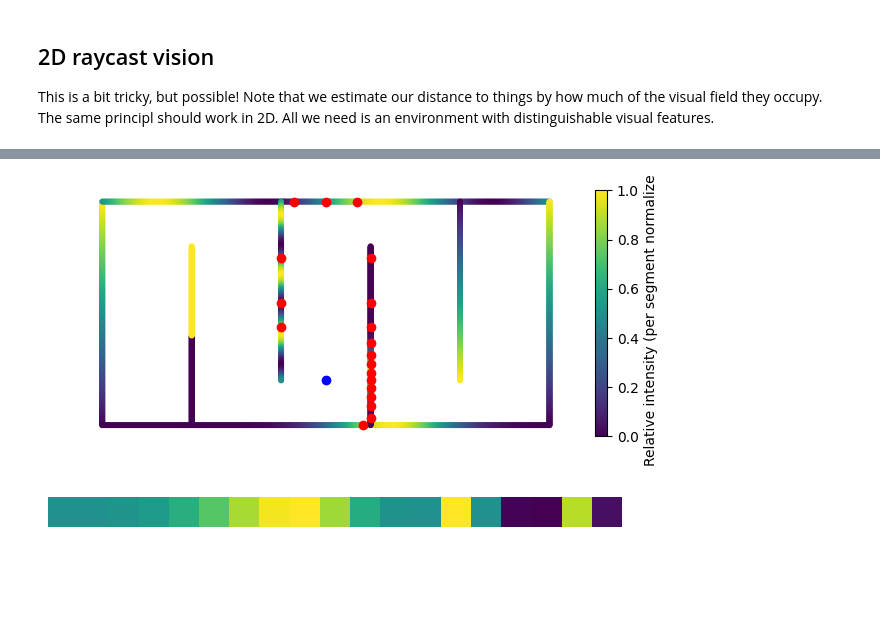
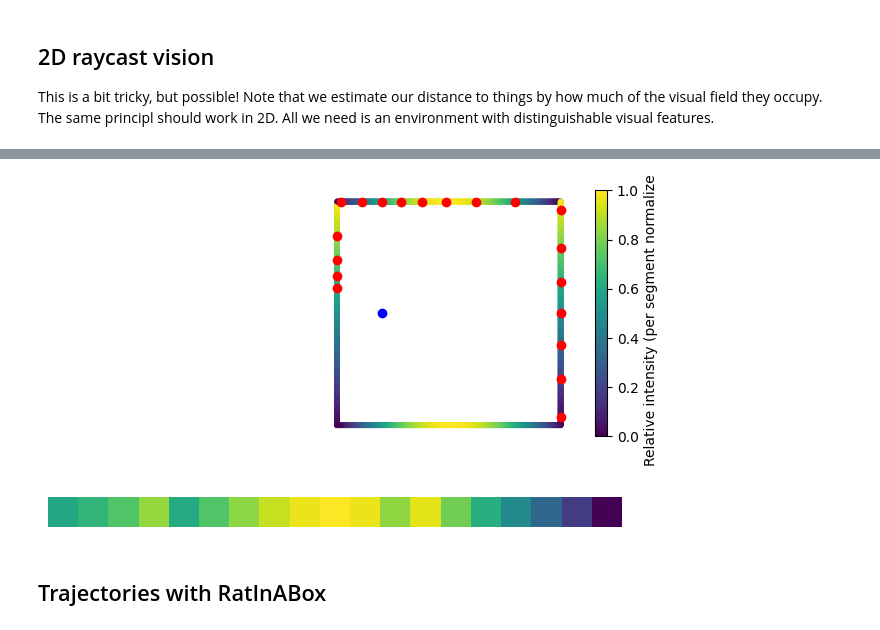
Before and after one commit to charlesdgburns/GCJC, a Jupyter notebook: iyer_et_al_2024.ipynb, the cells around one changed output, grey strips where cells are left out. Saved outputs shown, nothing was run; the diff lists cells and outputs as text; code cells hidden in the pictures; blank space fills up the shorter version.

```diff
--- a/iyer_et_al_2024.ipynb
+++ b/iyer_et_al_2024.ipynb
@@ -28,6 +39,8 @@ hairpin_maze = [
     [(0,0),(0,1)], [(0,1),(2,1)], [(2,1),(2,0)], [(0,0),(2,0)],  # outer boundaries
     [(2/5,0),(2/5,4/5)], [(4/5,1),(4/5,1/5)], [(6/5,0),(6/5,4/5)], [(8/5,1),(8/5,1/5)] # maze arms
 ]
+
+open_field = [[(0,0),(0,1)],[(0,1),(1,1)],[(1,1),(1,0)],[(1,0),(0,0)]]
 
 # --------- Sampling utilities ---------
 def sample_segment(segment, n=300):
@@ -85,7 +98,11 @@ def gaussian_bump(t, mu=0.5, sigma=0.12): return np.exp(-0.5*((t - mu)/sigma)**2
 def step(t): return 0.0 if t < 0.5 else 1.0
 
 # Assign patterns to the 8 segments
-pattern_funcs = [
+
+#simplest case
+
+#flexible for more complex environmets
+hairpin_features = [
     linear,                        # left wall
     sinusoid,                      # top wall
     reverse_linear,                # right wall
@@ -95,9 +112,17 @@ pattern_funcs = [
     lambda t: gaussian_bump(t, 0.3, 0.08),  # third arm
     lambda t: 0.2 + 0.6*t          # fourth arm
 ]
+open_field_features = [linear, #left wall
+                       lambda t: gaussian_bump(t, 0.5, 0.5), #top wall
+                       reverse_linear, #right wall
+                       lambda t: gaussian_bump(t, 0.5, 0.5)] #bottom wall
 
 # --------- Show env ---------
-fig, ax = plt.subplots(figsize=(6, 3))
-ax = plot_environment_with_patterns(hairpin_maze, pattern_funcs, ax = ax, n_per_segment=500, point_size=10)
+fig, ax = plt.subplots(1,2, figsize=(6, 6))
+ax[0] = plot_environment_with_patterns(open_field, open_field_features, ax = ax[0], n_per_segment=500, point_size=10)
+ax[0].set(title ='open field')
+
+ax[1] = plot_environment_with_patterns(hairpin_maze, hairpin_features, ax = ax[1], n_per_segment=500, point_size=10)
+ax[1].set(title = 'hairpin maze')
 fig.tight_layout()
 # %% [output]
@@ -185,23 +210,29 @@ def get_closest_intersection_points(rays, segments, pattern_funcs):
   return all_points, all_distances, all_features
 # %%
 ## Testing
-current_position = (1,0.2)
+current_position = (0.2,0.5)
 
 fig, ax = plt.subplots(2,1)
 
-ax[0] = plot_environment_with_patterns(hairpin_maze, pattern_funcs, ax = ax[0], n_per_segment=500, point_size=10)
+ax[0] = plot_environment_with_patterns(open_field, open_field_features, ax = ax[0], n_per_segment=500, point_size=10)
 ax[0].scatter(current_position[0],current_position[1], color ='blue', zorder = 1)
-head_direction = -50
+head_direction = -30
 angles = np.linspace(0,180,19) +head_direction
 rays = [get_ray(current_position, x, radius = 20) for x in angles]
-intersection_points, distances,all_features = get_closest_intersection_points(rays, hairpin_maze, pattern_funcs)
+intersection_points, distances, features = get_closest_intersection_points(rays, open_field, open_field_features)
 
 for point in intersection_points:
     ax[0].scatter(point[0],point[1], color ='red', zorder =3)
 
-feature_img = np.array(all_features)[None,:]
-ax[1].imshow(feature_img)
+#inverting indices below will render left-right rather than along the counter-clockwise angle
+feature_img = np.array(features)[None,::-1]
+#distace_img = np.array(distances)[None,::-1]
+ax[1].imshow(feature_img, origin = 'lower')
 ax[1].axis('off')
+#ax[2].imshow(distace_img, origin = 'lower', cmap = 'jet')
+#ax[2].axis('off')
 fig.tight_layout()
 # %% [output]
-[figure, old version]
+[figure, new version]
+# %% [markdown]
+## Trajectories with RatInABox
```
Also changed, not shown: parts of 6 cells of this notebook.
